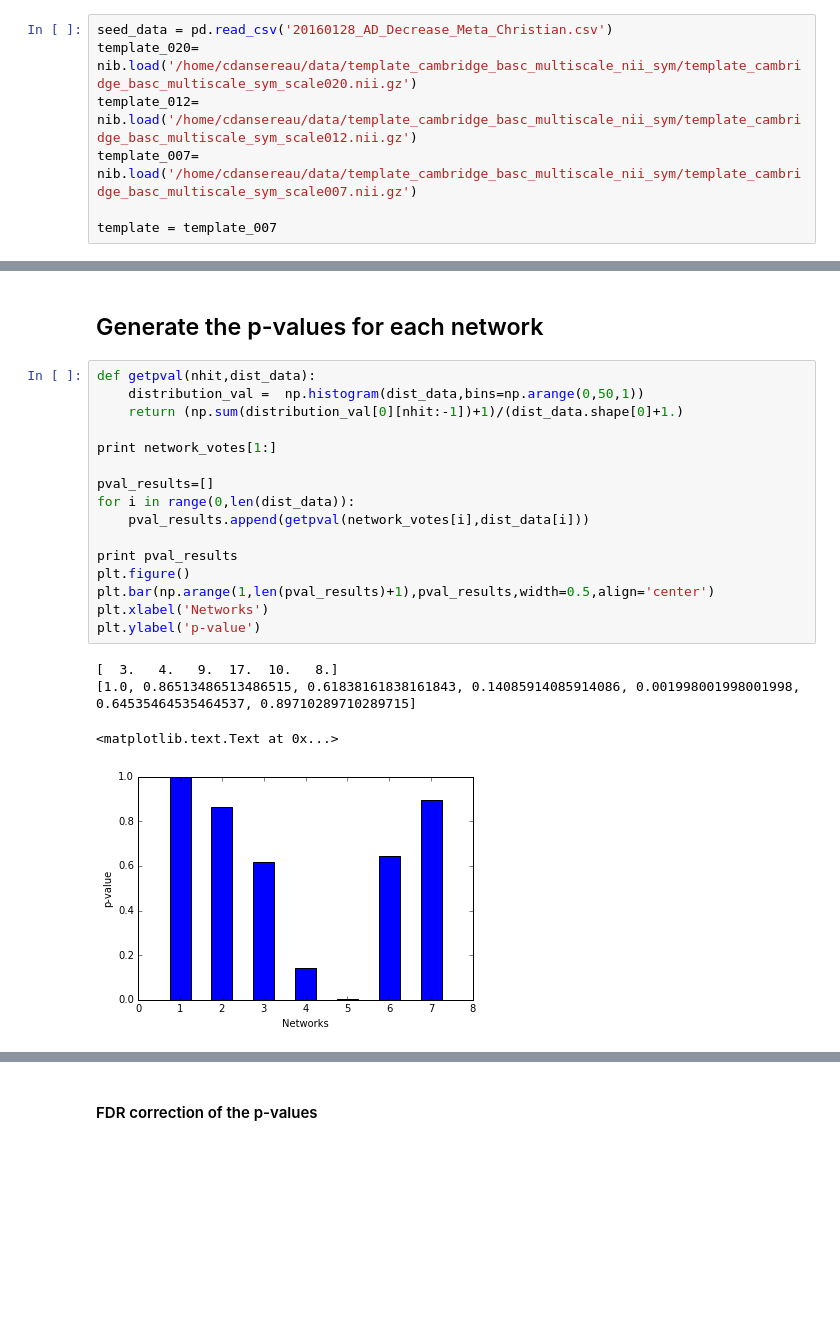
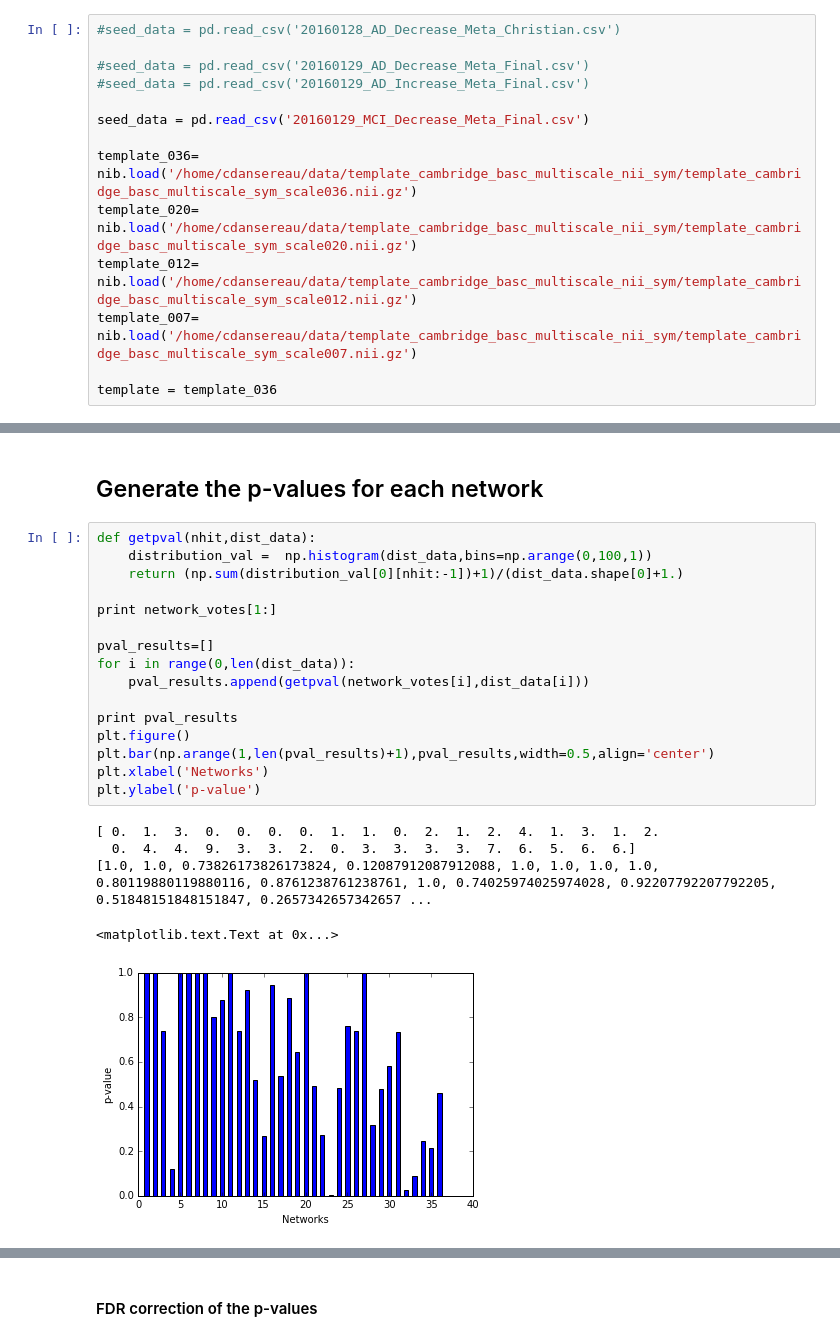
Before and after one commit to SIMEXP/Projects, a Jupyter notebook: metaad/network_level_meta.ipynb, the cells around one changed output, grey strips where cells are left out. Cells and saved outputs as stored; diff of their text form; blank space fills up the shorter version.

```diff
--- a/metaad/network_level_meta.ipynb
+++ b/metaad/network_level_meta.ipynb
@@ -12,9 +15,16 @@ from nibabel.affines import apply_affine
 # %% [markdown]
 # Load data
 # %%
-seed_data = pd.read_csv('20160128_AD_Decrease_Meta_Christian.csv')
+#seed_data = pd.read_csv('20160128_AD_Decrease_Meta_Christian.csv')
+
+#seed_data = pd.read_csv('20160129_AD_Decrease_Meta_Final.csv')
+#seed_data = pd.read_csv('20160129_AD_Increase_Meta_Final.csv')
+
+seed_data = pd.read_csv('20160129_MCI_Decrease_Meta_Final.csv')
+
+template_036= nib.load('/home/cdansereau/data/template_cambridge_basc_multiscale_nii_sym/template_cambridge_basc_multiscale_sym_scale036.nii.gz')
 template_020= nib.load('/home/cdansereau/data/template_cambridge_basc_multiscale_nii_sym/template_cambridge_basc_multiscale_sym_scale020.nii.gz')
 template_012= nib.load('/home/cdansereau/data/template_cambridge_basc_multiscale_nii_sym/template_cambridge_basc_multiscale_sym_scale012.nii.gz')
 template_007= nib.load('/home/cdansereau/data/template_cambridge_basc_multiscale_nii_sym/template_cambridge_basc_multiscale_sym_scale007.nii.gz')
 
-template = template_007
+template = template_036
@@ -87,22 +121,23 @@ plt.plot(dist_data[0].T)
 ## Generate the p-values for each network
 # %%
 def getpval(nhit,dist_data):
-    distribution_val =  np.histogram(dist_data,bins=np.arange(0,50,1))
+    distribution_val =  np.histogram(dist_data,bins=np.arange(0,100,1))
     return (np.sum(distribution_val[0][nhit:-1])+1)/(dist_data.shape[0]+1.)
 
 print network_votes[1:]
 
 pval_results=[]
 for i in range(0,len(dist_data)):
     pval_results.append(getpval(network_votes[i],dist_data[i]))
 
 print pval_results
 plt.figure()
 plt.bar(np.arange(1,len(pval_results)+1),pval_results,width=0.5,align='center')
 plt.xlabel('Networks')
 plt.ylabel('p-value')
 # %% [output]
-[  3.   4.   9.  17.  10.   8.]
-[1.0, 0.86513486513486515, 0.61838161838161843, 0.14085914085914086, 0.001998001998001998, 0.64535464535464537, 0.89710289710289715]
+[ 0.  1.  3.  0.  0.  0.  0.  1.  1.  0.  2.  1.  2.  4.  1.  3.  1.  2.
+  0.  4.  4.  9.  3.  3.  2.  0.  3.  3.  3.  3.  7.  6.  5.  6.  6.]
+[1.0, 1.0, 0.73826173826173824, 0.12087912087912088, 1.0, 1.0, 1.0, 1.0, 0.80119880119880116, 0.8761238761238761, 1.0, 0.74025974025974028, 0.92207792207792205, 0.51848151848151847, 0.2657342657342657 ...
 <matplotlib.text.Text at 0x...>
-[figure, old version]
+[figure, new version]
```
Also changed, not shown: parts of 9 cells of this notebook, 12 other files.
